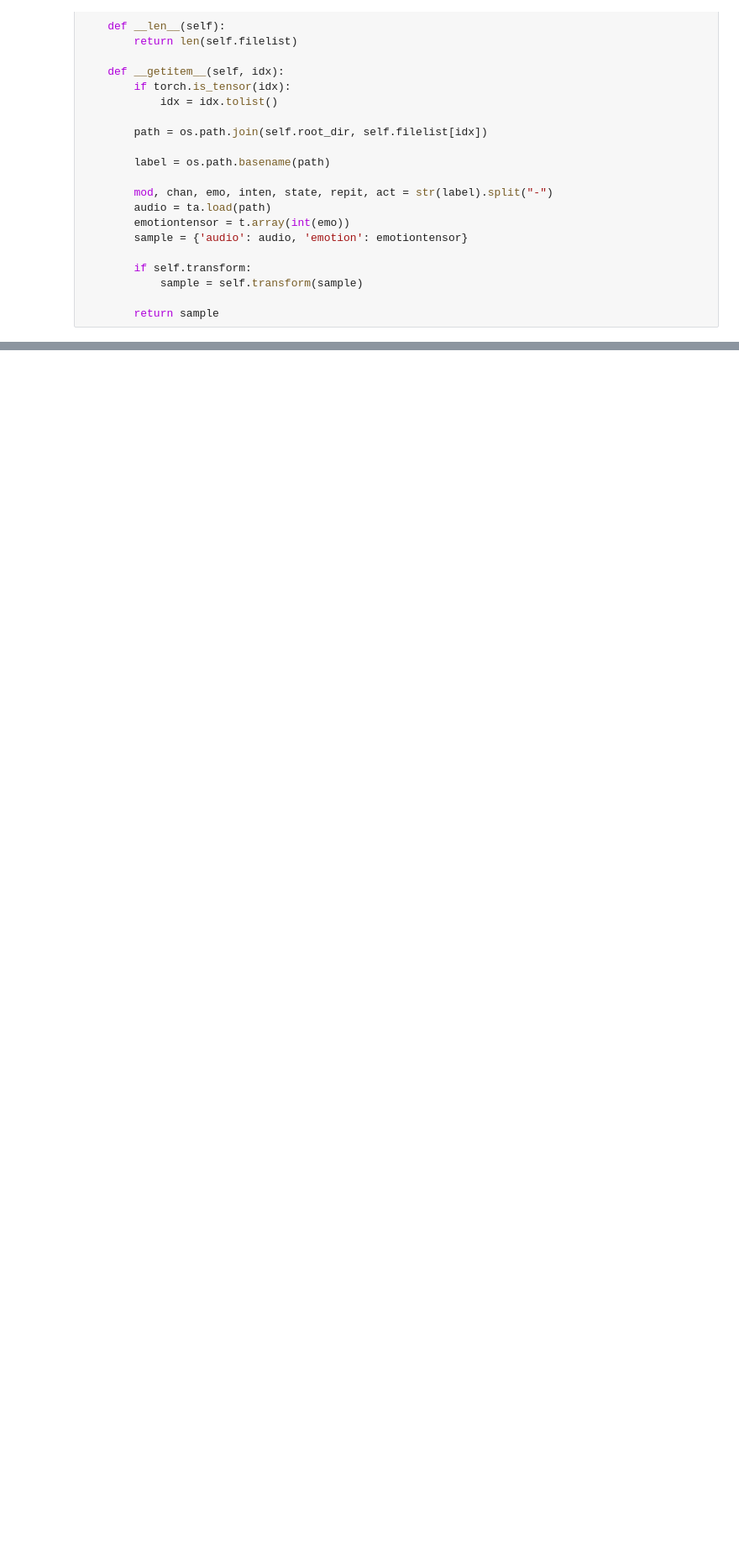
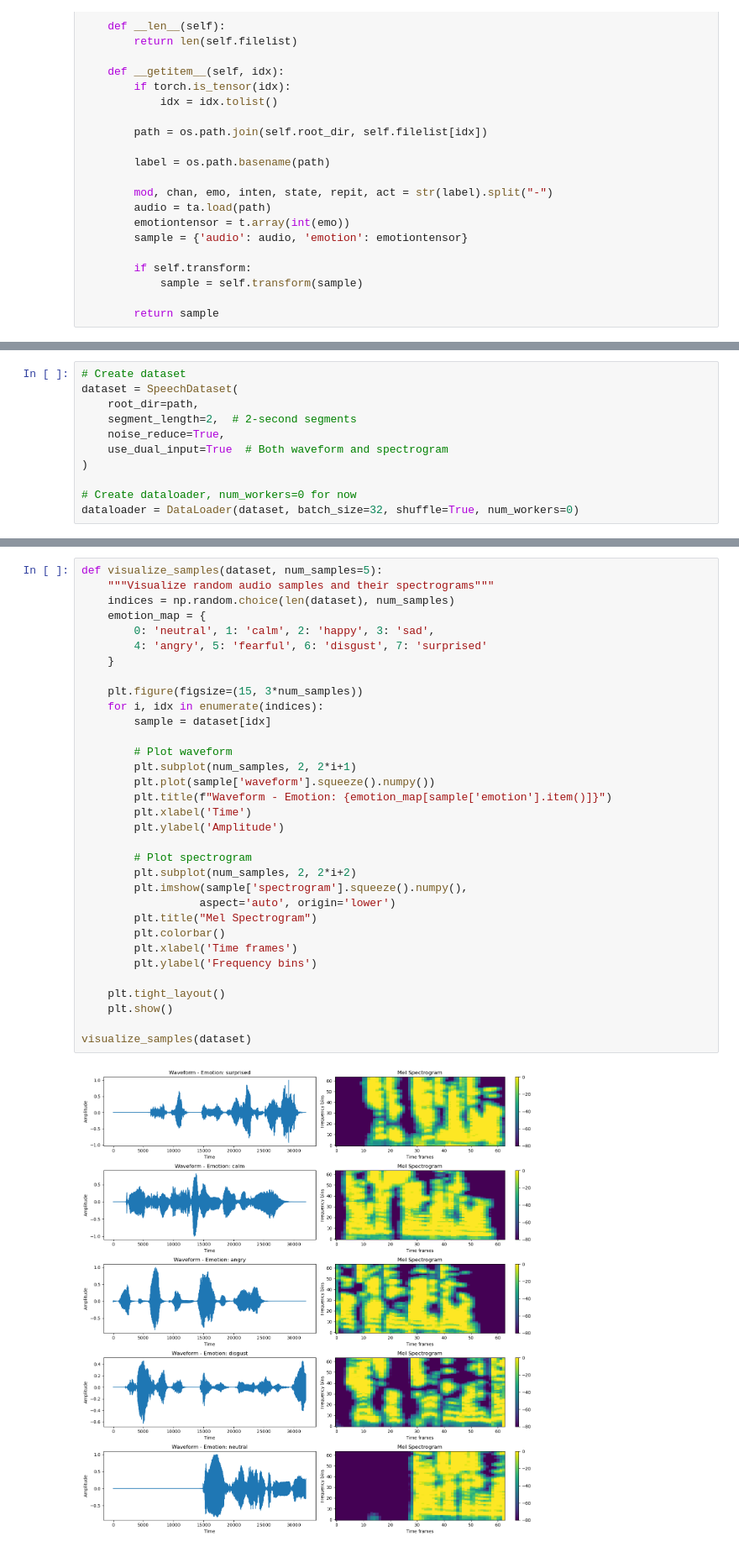
Before and after one commit to AndersWoodruff/RealTimeRecog, a Jupyter notebook: DataLoader.ipynb, the cells around one changed output, grey strips where cells are left out. Shown at 84% size. Saved outputs shown, nothing was run; the diff lists cells and outputs as text; blank space fills up the shorter version.

Commit message:
added code, spectrogram errors

```diff
--- a/DataLoader.ipynb
+++ b/DataLoader.ipynb
@@ -50,0 +214,11 @@ class SpeechDataset(Dataset):
+# %%
+# Create dataset
+dataset = SpeechDataset(
+    root_dir=path,
+    segment_length=2,  # 2-second segments
+    noise_reduce=True,
+    use_dual_input=True  # Both waveform and spectrogram
+)
+
+# Create dataloader, num_workers=0 for now
+dataloader = DataLoader(dataset, batch_size=32, shuffle=True, num_workers=0)
@@ -50,0 +232,35 @@ class SpeechDataset(Dataset):
+# %%
+def visualize_samples(dataset, num_samples=5):
+    """Visualize random audio samples and their spectrograms"""
+    indices = np.random.choice(len(dataset), num_samples)
+    emotion_map = {
+        0: 'neutral', 1: 'calm', 2: 'happy', 3: 'sad',
+        4: 'angry', 5: 'fearful', 6: 'disgust', 7: 'surprised'
+    }
+
+    plt.figure(figsize=(15, 3*num_samples))
+    for i, idx in enumerate(indices):
+        sample = dataset[idx]
+
+        # Plot waveform
+        plt.subplot(num_samples, 2, 2*i+1)
+        plt.plot(sample['waveform'].squeeze().numpy())
+        plt.title(f"Waveform - Emotion: {emotion_map[sample['emotion'].item()]}")
+        plt.xlabel('Time')
+        plt.ylabel('Amplitude')
+
+        # Plot spectrogram
+        plt.subplot(num_samples, 2, 2*i+2)
+        plt.imshow(sample['spectrogram'].squeeze().numpy(),
+                  aspect='auto', origin='lower')
+        plt.title("Mel Spectrogram")
+        plt.colorbar()
+        plt.xlabel('Time frames')
+        plt.ylabel('Frequency bins')
+
+    plt.tight_layout()
+    plt.show()
+
+visualize_samples(dataset)
+# %% [output]
+[figure, added]
```
Also changed, not shown: parts of 15 cells of this notebook.
